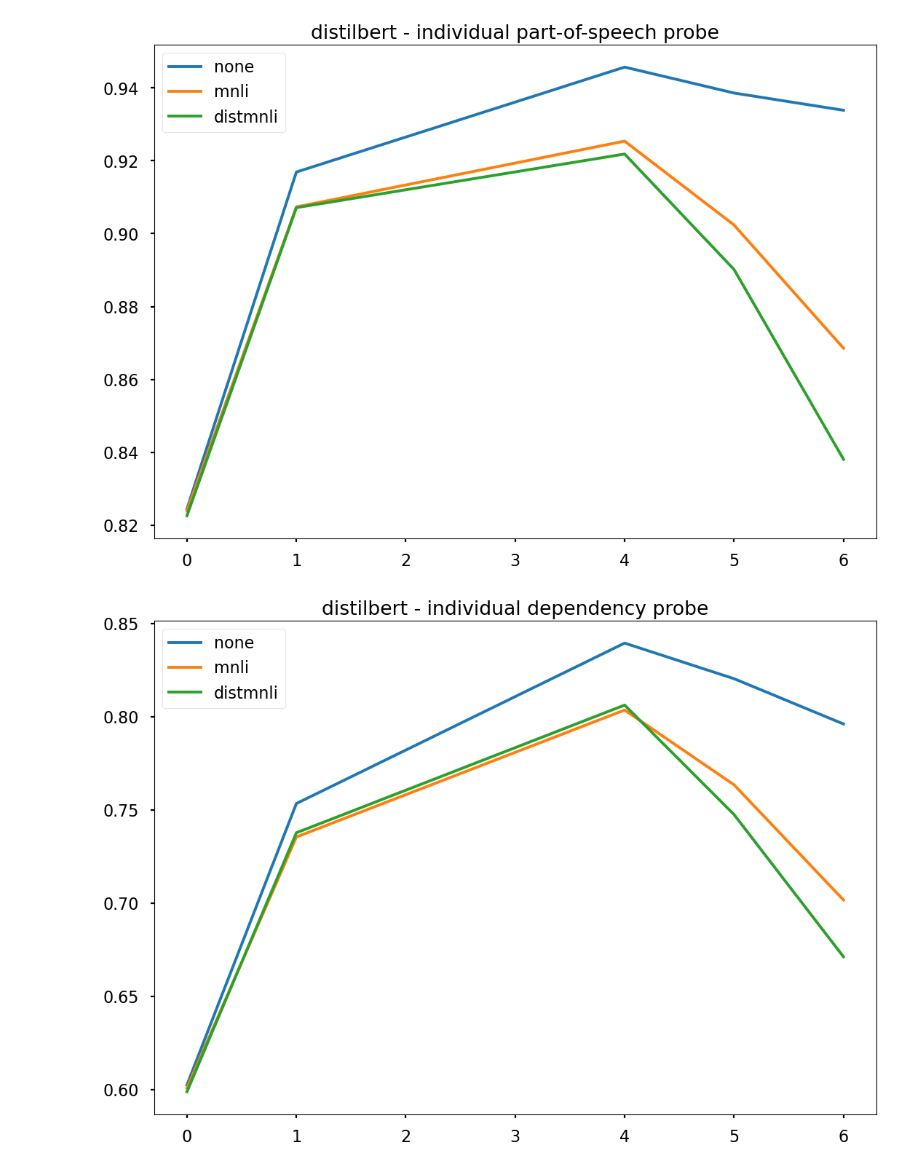
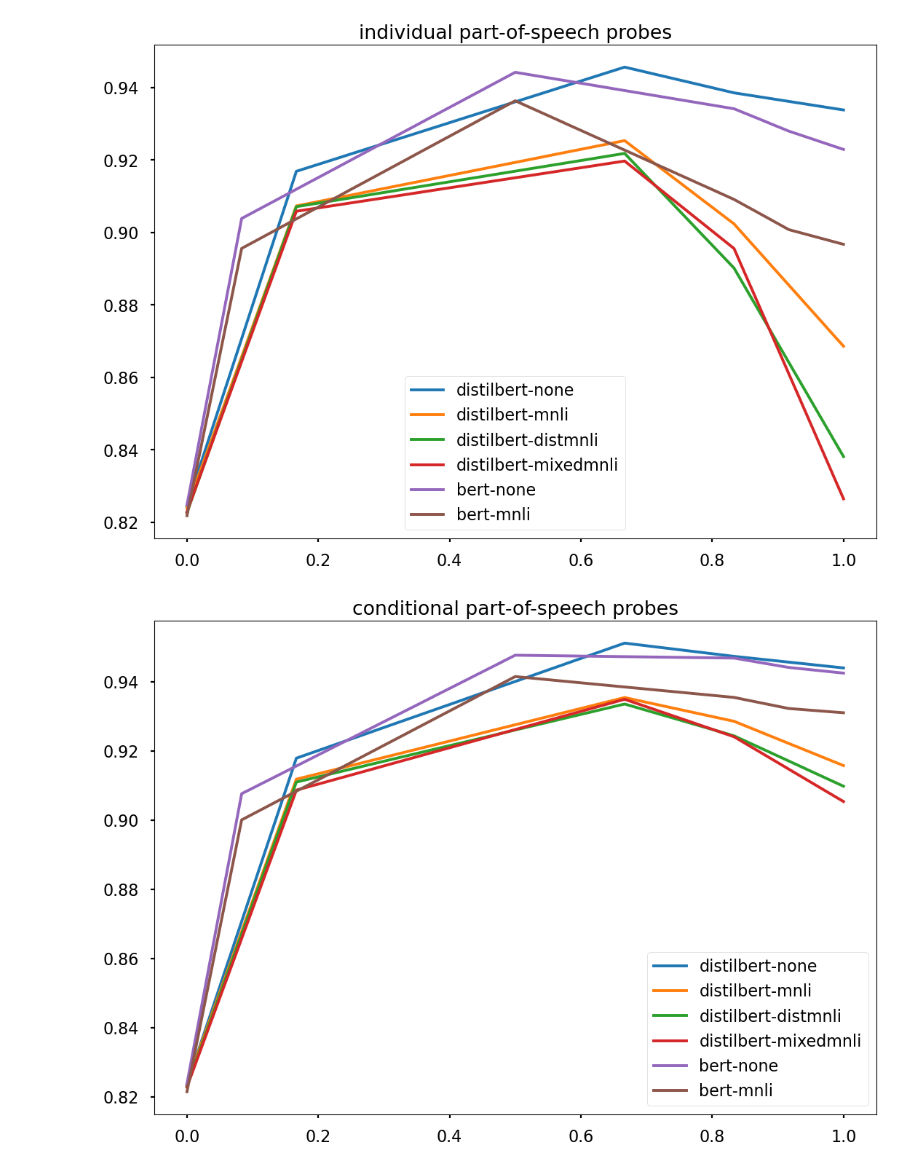
Before and after one commit to zy-f/nlp-distill-probing, a Jupyter notebook: visualization.ipynb, the cells around one changed output. Drawn from its saved outputs; the diff is of its cells as text; code cells hidden in the pictures.

```diff
--- a/visualization.ipynb
+++ b/visualization.ipynb
@@ -25,24 +28,23 @@ full_words = {
     'dep': 'dependency'
 }
 # %%
-
-for model in ['distilbert', 'bert']:
-    layers = b_layers if model == 'bert' else db_layers
-    layer_names = [f'layer{i}' for i in layers]
+for t in ['pos', 'dep']:
     for ptype in ['indiv', 'cond']:
-        tune_types = ['none', 'mnli']
-        if model == 'distilbert':
-            tune_types.append('distmnli')
-        for t in ['pos', 'dep']:
+        fig, ax = plt.subplots(1)
+        for model in ['distilbert', 'bert']:
+            layers = b_layers if model == 'bert' else db_layers
+            layer_names = [f'layer{i}' for i in layers]
+            tune_types = ['none', 'mnli']
+            if model == 'distilbert':
+                tune_types += ['distmnli', 'mixedmnli']
             subdf = df[(df['m_arch'] == model) & (df['p_type'] == ptype) & (df['p_task'] == t)]
-            # display(subdf)
-            fig, ax = plt.subplots(1)
-            ax.set_title(f"{model} - {full_words[ptype]} {full_words[t]} probe")
+            ax.set_title(f"{full_words[ptype]} {full_words[t]} probes")
             for tt in tune_types:
                 data_slice = subdf[subdf['m_finetune'] == tt][layer_names]
-                ax.plot(layers, data_slice.values.flatten(), label=tt)
+                layer_pcts = [l / max(layers) for l in layers]
+                ax.plot(layer_pcts, data_slice.values.flatten(), label=f'{model}-{tt}')
             ax.legend()
             fig.show()
 # %% [output]
-[figure, old version]
+[figure, new version]
-[figure, old version]
+[figure, new version]
```
Also changed, not shown: parts of 8 cells of this notebook, 8 other files.
